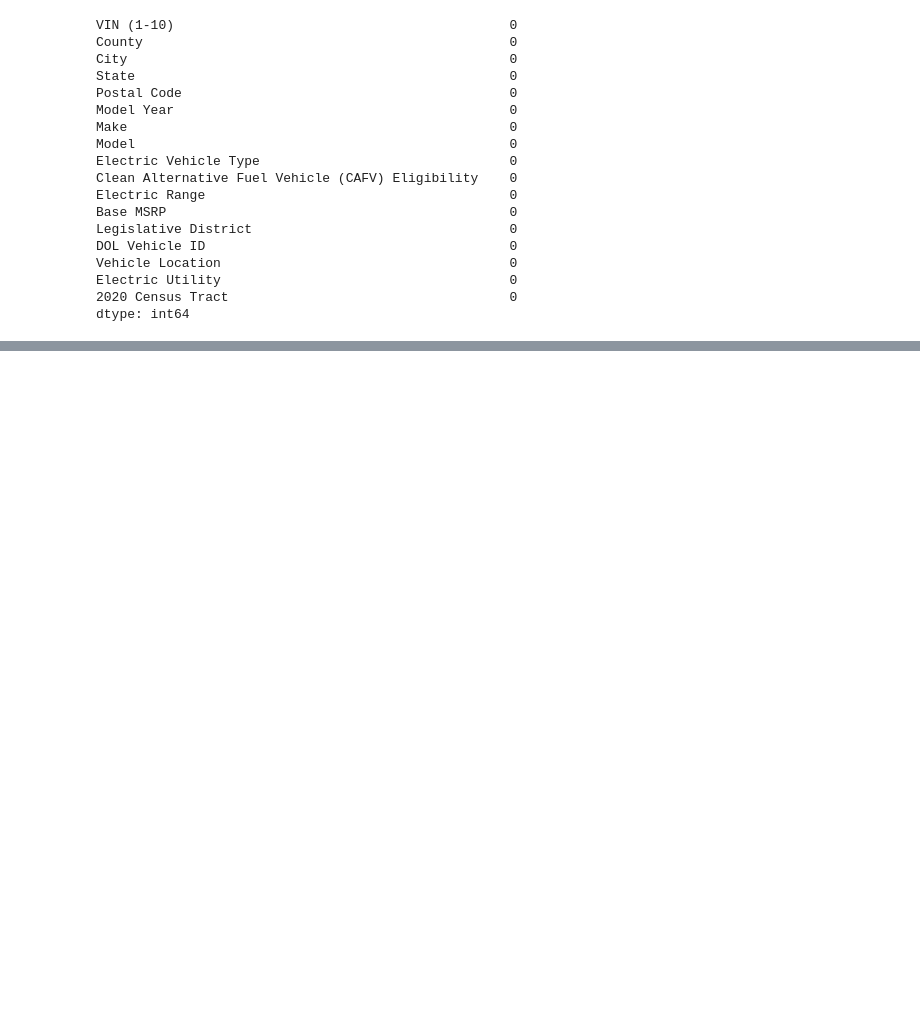
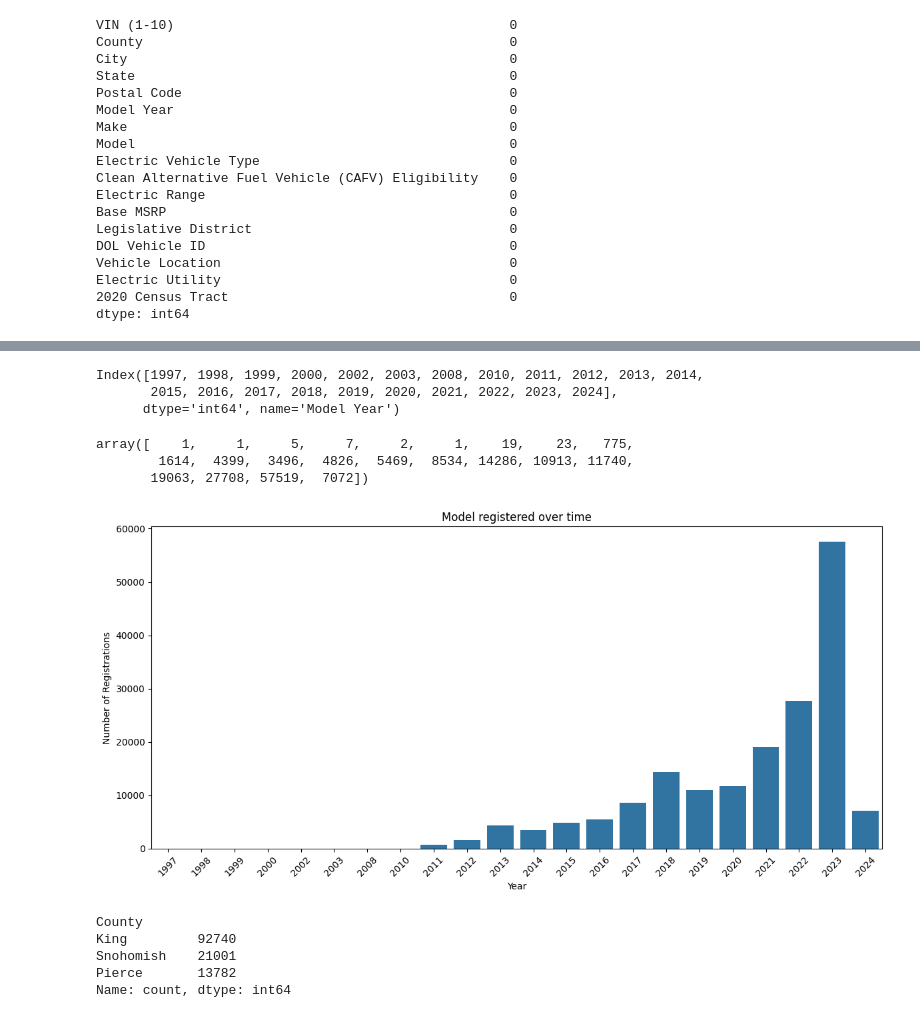
Before and after one commit to thanga-v2/case_study_and_projects, a Jupyter notebook: EV-Market-size-Analysis.ipynb, the cells around one changed output, grey strips where cells are left out. Drawn from its saved outputs; the diff is of its cells as text; code cells hidden in the pictures; blank space fills up the shorter version.

Commit message:
adoption over time

```diff
--- a/EV-Market-size-Analysis.ipynb
+++ b/EV-Market-size-Analysis.ipynb
@@ -112,2 +108,7 @@ dtype: int64
 import matplotlib.pyplot as plt
 import seaborn as sns
+# %%
+# adoption over time -> number of models registered by the year
+
+model_registered = data['Model Year'].value_counts().sort_index()
+model_registered
@@ -113,0 +133,35 @@ import seaborn as sns
+# %%
+model_registered.index
+# %% [output]
+Index([1997, 1998, 1999, 2000, 2002, 2003, 2008, 2010, 2011, 2012, 2013, 2014,
+       2015, 2016, 2017, 2018, 2019, 2020, 2021, 2022, 2023, 2024],
+      dtype='int64', name='Model Year')
+# %%
+model_registered.values
+# %% [output]
+array([    1,     1,     5,     7,     2,     1,    19,    23,   775,
+        1614,  4399,  3496,  4826,  5469,  8534, 14286, 10913, 11740,
+       19063, 27708, 57519,  7072])
+# %%
+plt.figure(figsize=(12, 6))
+sns.barplot(x=model_registered.index, y=model_registered.values)
+plt.title("Model registered over time")
+plt.xlabel("Year")
+plt.ylabel("Number of Registrations")
+plt.xticks(rotation=45)
+plt.tight_layout()
+plt.show()
+# %% [output]
+[figure, added]
+# %%
+
+# lets check the adoption by country wise
+
+country_wise = data['County'].value_counts()
+country_wise.head(3)
+# %% [output]
+County
+King         92740
+Snohomish    21001
+Pierce       13782
+Name: count, dtype: int64
```
Also changed, not shown: parts of 2 cells of this notebook.
